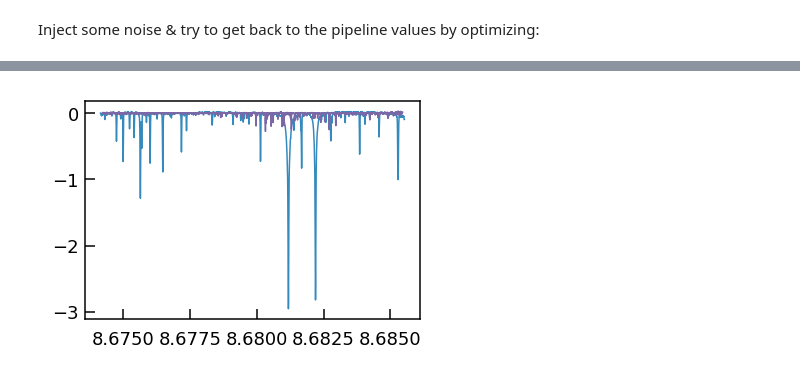
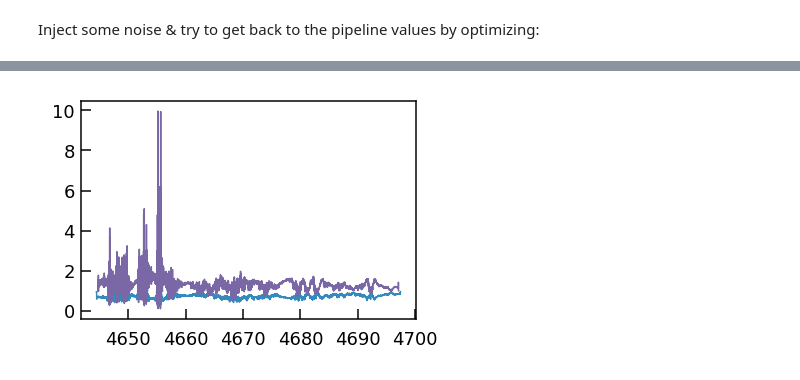
Before and after one commit to megbedell/wobble, a Jupyter notebook: wobbleflow.ipynb, the cells around one changed output, grey strips where cells are left out. Cells and saved outputs as stored; diff of their text form; code cells hidden in the pictures.

```diff
--- a/wobbleflow.ipynb
+++ b/wobbleflow.ipynb
@@ -3,7 +3,7 @@ import wobble
 import matplotlib.pyplot as plt
 import numpy as np
 # %%
-data = wobble.Data('hip54287_e2ds.hdf5', filepath='data/', orders=[56])
+data = wobble.Data('hip54287_e2ds.hdf5', filepath='data/', orders=[30])
 # %%
 model = wobble.Model(data)
 model.add_star('hip54287b')
@@ -29,3 +29,3 @@ plt.scatter(data.pipeline_rvs, star_rvs + data.pipeline_rvs)
 # %%
-plt.plot(session.run(data.xs[0][0,:]), session.run(data.ys[0][0,:]))
-plt.plot(session.run(data.xs[0][5,:]), session.run(data.ys[0][5,:]))
+#plt.plot(session.run(data.xs[0][0,:]), session.run(data.ys[0][0,:]))
+#plt.plot(session.run(data.xs[0][5,:]), session.run(data.ys[0][5,:]))
@@ -35,4 +32,4 @@ plt.plot(session.run(data.xs[0][5,:]), session.run(data.ys[0][5,:]))
 # %%
-for c in model.components:
-    c.initialize_model(0, data)
-    session.run(tf.variables_initializer([c.model_xs[0], c.model_ys[0]]))
+#for c in model.components:
+#    c.initialize_model(0, data)
+#    session.run(tf.variables_initializer([c.model_xs[0], c.model_ys[0]]))
@@ -42,5 +36,5 @@ initializing tellurics model...
 # %%
-for c in model.components:
-    model_xs = session.run(c.model_xs[0])
-    model_ys = session.run(c.model_ys[0])
-    plt.plot(model_xs, model_ys)
+#for c in model.components:
+#    model_xs = session.run(c.model_xs[0])
+#    model_ys = session.run(c.model_ys[0])
+#    plt.plot(model_xs, model_ys)
@@ -59,8 +57,8 @@ ax.set_yscale('log')
 # %%
 for c in model.components:
     model_xs = session.run(c.model_xs[0])
     model_ys = session.run(c.model_ys[0])
-    plt.plot(model_xs, model_ys)
+    plt.plot(np.exp(model_xs), np.exp(model_ys))
 # %% [output]
-[figure, old version]
+[figure, new version]
 # %%
```
Also changed, not shown: parts of 20 cells of this notebook, 1 other file.
